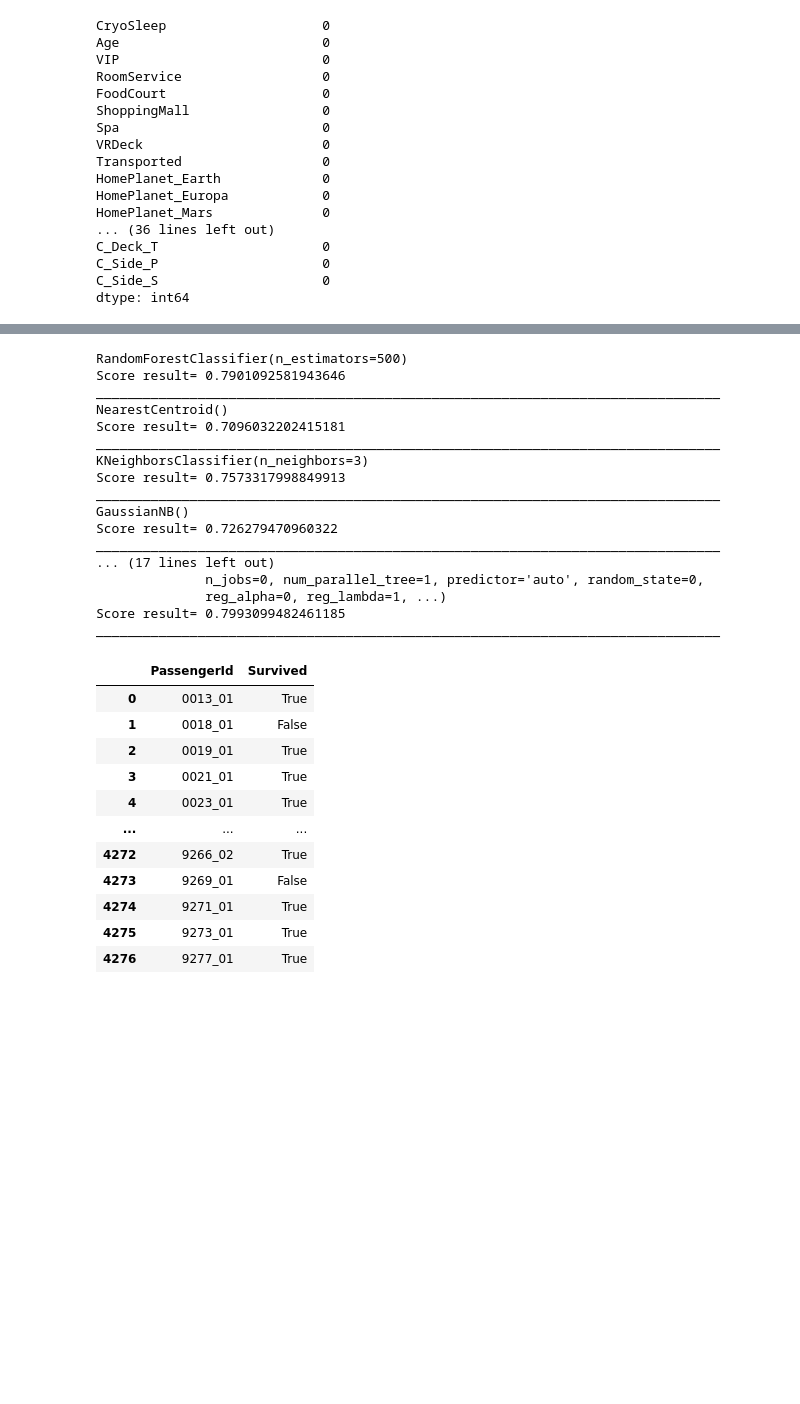
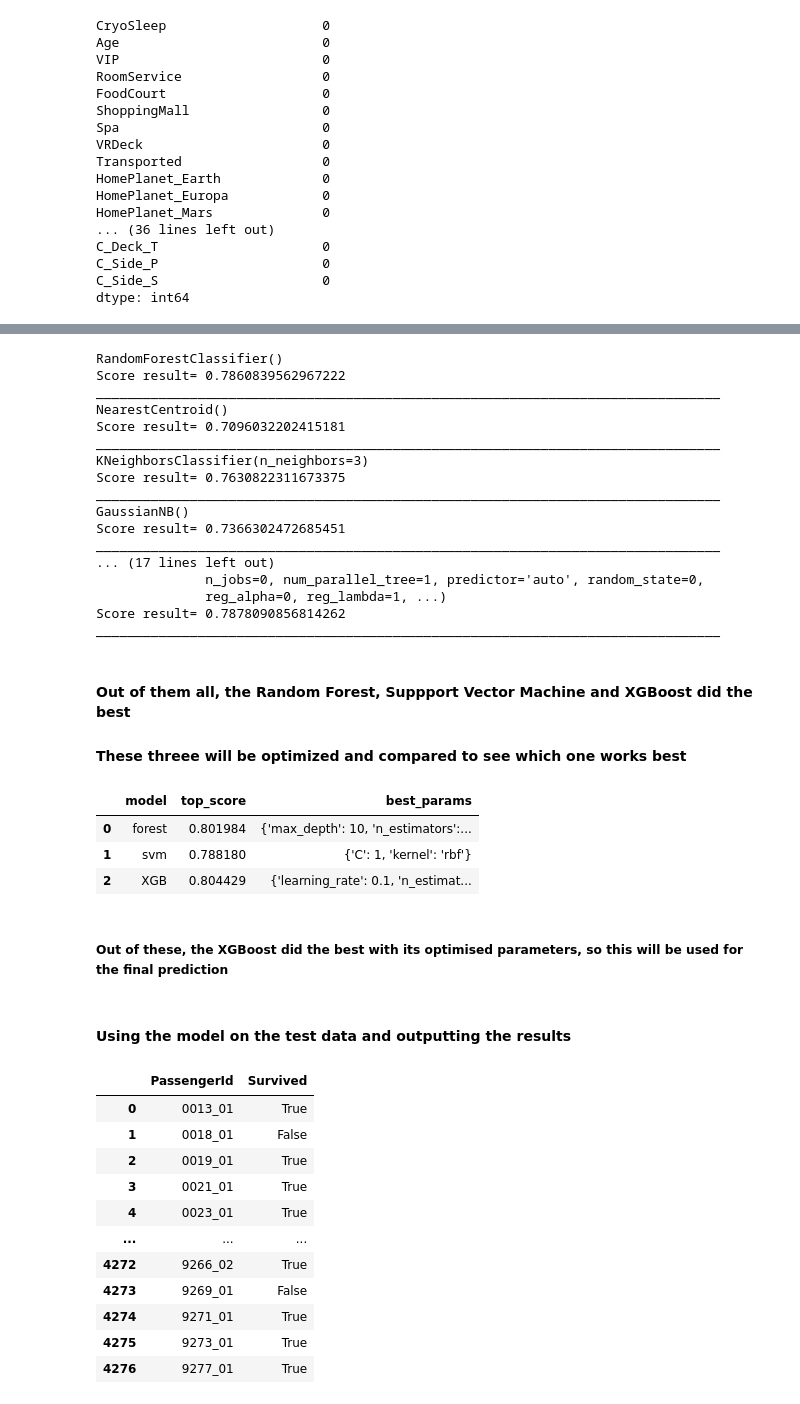
Before and after one commit to BlexxeCode/DataProjects, a Jupyter notebook: spaceship-titanic.ipynb, the cells around one changed output, grey strips where cells are left out. Cells and saved outputs as stored; diff of their text form; code cells hidden in the pictures; blank space fills up the shorter version.

```diff
--- a/spaceship-titanic.ipynb
+++ b/spaceship-titanic.ipynb
@@ -377,22 +448,75 @@ XGB = XGBClassifier(n_estimators=500, learning_rate=0.01)
 # %%
-models = [forest,centroid,K_Neighbor,GaussNB,MultiNB,Tree,svc_model,XGB]
+models = [forest,centroid,K_Neighbor,GaussNB,MultiNB,Tree,svm_model,XGB]
 model_score(models,X_train, X_valid, y_train, y_valid)
 # %% [output]
-RandomForestClassifier(n_estimators=500)
-Score result= 0.7901092581943646
+RandomForestClassifier()
+Score result= 0.7860839562967222
 ________________________________________________________________________________
 NearestCentroid()
 Score result= 0.7096032202415181
 ________________________________________________________________________________
 KNeighborsClassifier(n_neighbors=3)
-Score result= 0.7573317998849913
+Score result= 0.7630822311673375
 ________________________________________________________________________________
 GaussianNB()
-Score result= 0.726279470960322
+Score result= 0.7366302472685451
 ________________________________________________________________________________
 ... (17 lines left out)
               n_jobs=0, num_parallel_tree=1, predictor='auto', random_state=0,
               reg_alpha=0, reg_lambda=1, ...)
-Score result= 0.7993099482461185
+Score result= 0.7878090856814262
 ________________________________________________________________________________
+# %% [markdown]
+#### Out of them all, the Random Forest, Suppport Vector Machine and XGBoost did the best
+#### These threee will be optimized and compared to see which one works best
+# %%
+from sklearn.model_selection import GridSearchCV
+
+model_params = {
+    'forest' : {
+        'model' : RandomForestClassifier(),
+        'params' : {
+            'n_estimators' : [100,200,300,400,500],
+            'max_depth' : [5,10,15]
+        }
+    },
+    'svm' : {
+        'model' : SVC(gamma='scale'),
+        'params' : {
+            'C' : [0.01,0.1,1,5],
+            'kernel' : ['rbf', 'poly', 'sigmoid']
+
+        }
+    },
+    'XGB' : {
+        'model' : XGBClassifier(),
+        'params' : {
+            'n_estimators' : [100,200,300,400,500],
+            'learning_rate': [0.01, 0.05, 0.1, 0.5]
+        }
+    }
+}
+# %%
+scores = []
+
+for model_name, mp in model_params.items():
+    df = GridSearchCV(mp['model'],param_grid = mp['params'],cv=5,return_train_score=False)
+    df.fit(X_train, y_train)
+    scores.append({
+        'model' : model_name,
+        'top_score' : df.best_score_,
+        'best_params': df.best_params_
+    })
+# %%
+best_params = pd.DataFrame(scores)
+best_params
+# %% [output]
+|  | model | top_score | best_params |
+| 0 | forest | 0.801984 | {'max_depth': 10, 'n_estimators':... |
+| 1 | svm | 0.788180 | {'C': 1, 'kernel': 'rbf'} |
+| 2 | XGB | 0.804429 | {'learning_rate': 0.1, 'n_estimat... |
+# %% [markdown]
+##### Out of these, the XGBoost did the best with its optimised parameters, so this will be used for the final prediction
+# %% [markdown]
+#### Using the model on the test data and outputting the results
 # %%
```
Also changed, not shown: parts of 36 cells of this notebook.
